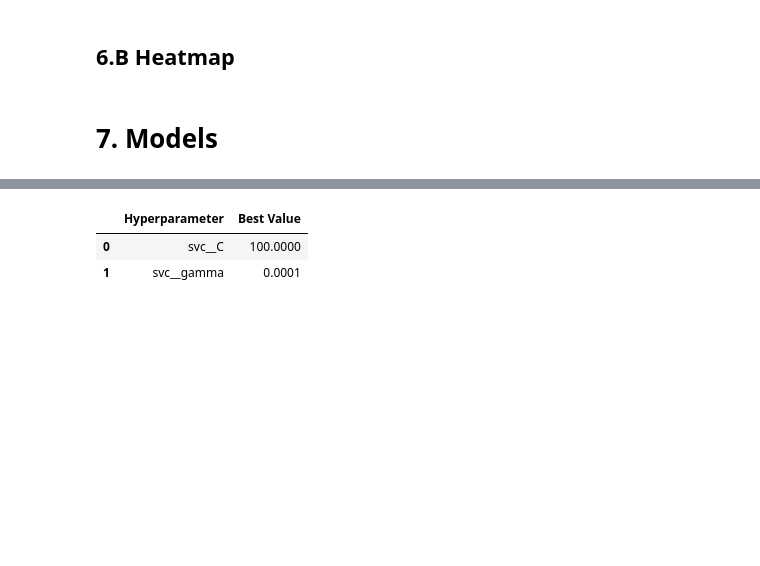
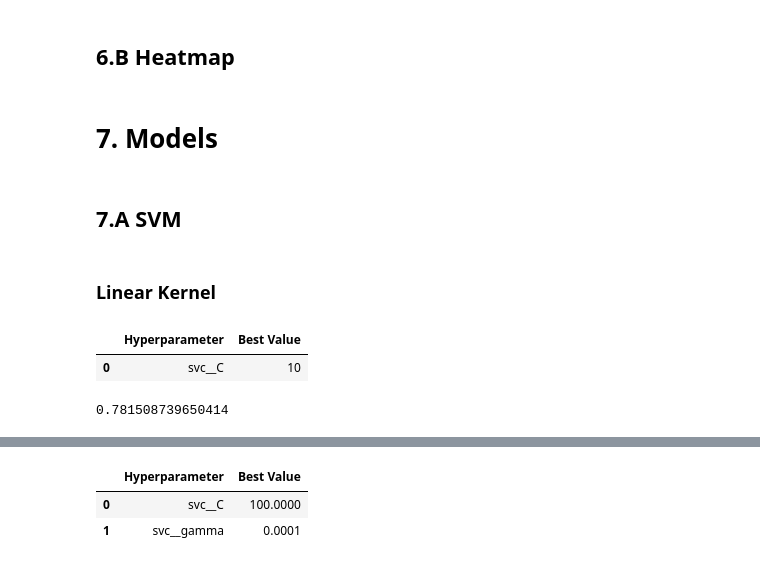
Before and after one commit to SearParsley/cs4320-spaceship-titanic-project, a Jupyter notebook: checkpoints/presentation.ipynb, the cells around one changed output, grey strips where cells are left out. Drawn from its saved outputs; the diff is of its cells as text; code cells hidden in the pictures; blank space fills up the shorter version.

```diff
--- a/checkpoints/presentation.ipynb
+++ b/checkpoints/presentation.ipynb
@@ -279,3 +279,21 @@ def mean_std_cross_val_scores(model, X_train, y_train, **kwargs):
         out_col.append((f"%0.3f (+/- %0.3f)" % (mean_scores[i], std_scores[i])))
 
     return pd.Series(data=out_col, index=mean_scores.index)
+# %% [markdown]
+## 7.A SVM
+# %% [markdown]
+### Linear Kernel
+# %%
+grid_search = GridSearchCV(
+    estimator=make_pipeline(ct, SVC(kernel='linear', max_iter=420)),
+    param_grid={'svc__C': [0.01, 0.1, 1, 10, 100, 1000]},
+    cv=2,
+    scoring='accuracy',
+    n_jobs=-1
+)
+
+grid_search.fit(X_train, y_train) if COMPARING_MODELS else None
+pd.DataFrame(list(grid_search.best_params_.items()), columns=['Hyperparameter', 'Best Value']) if COMPARING_MODELS else None
+# %% [output]
+|  | Hyperparameter | Best Value |
+| 0 | svc__C | 10 |
@@ -281,0 +305,4 @@ def mean_std_cross_val_scores(model, X_train, y_train, **kwargs):
+# %%
+accuracy_score(y_test, y_pred) if DEBUG else None
+# %% [output]
+0.781508739650414
```
Also changed, not shown: parts of 21 cells of this notebook.
